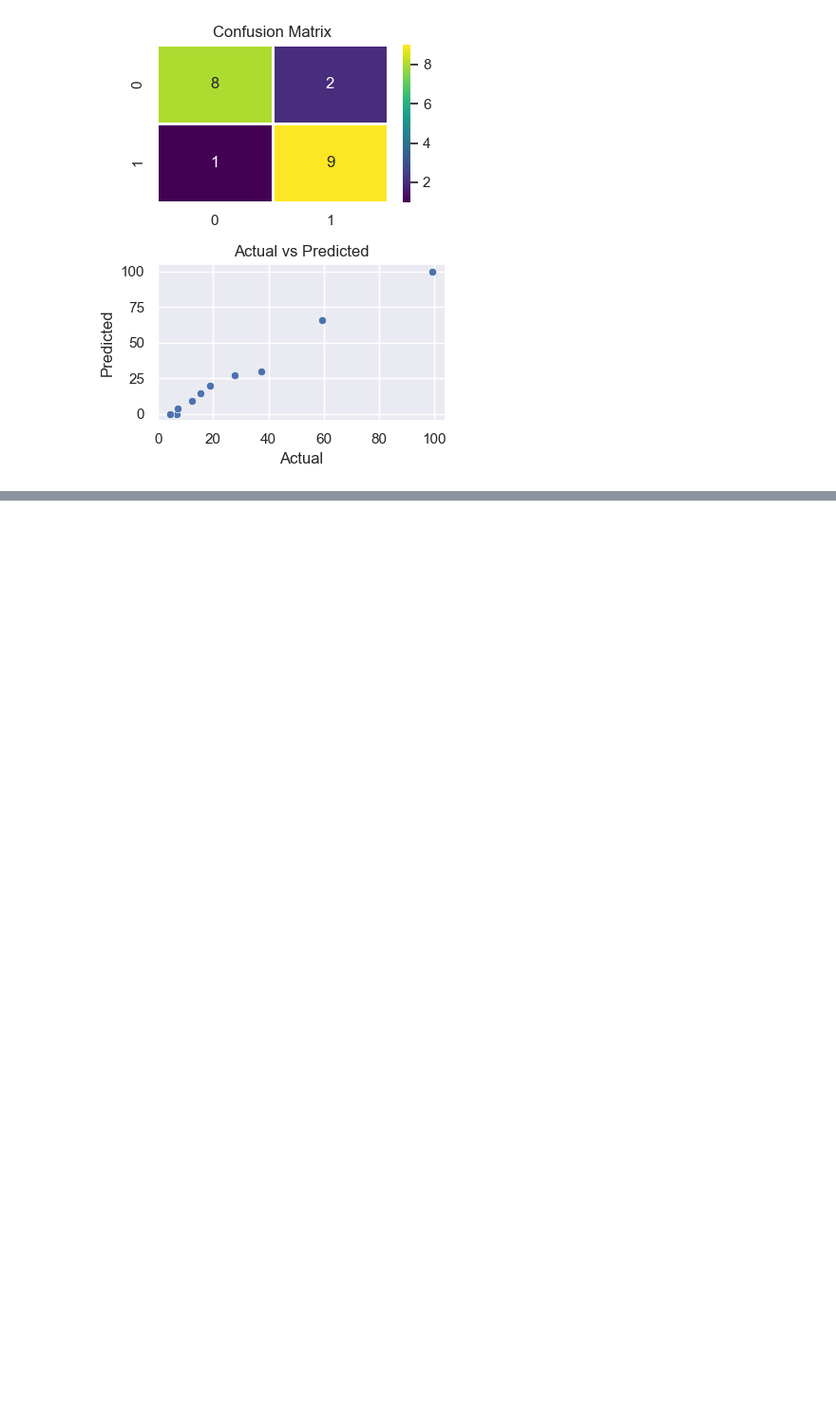
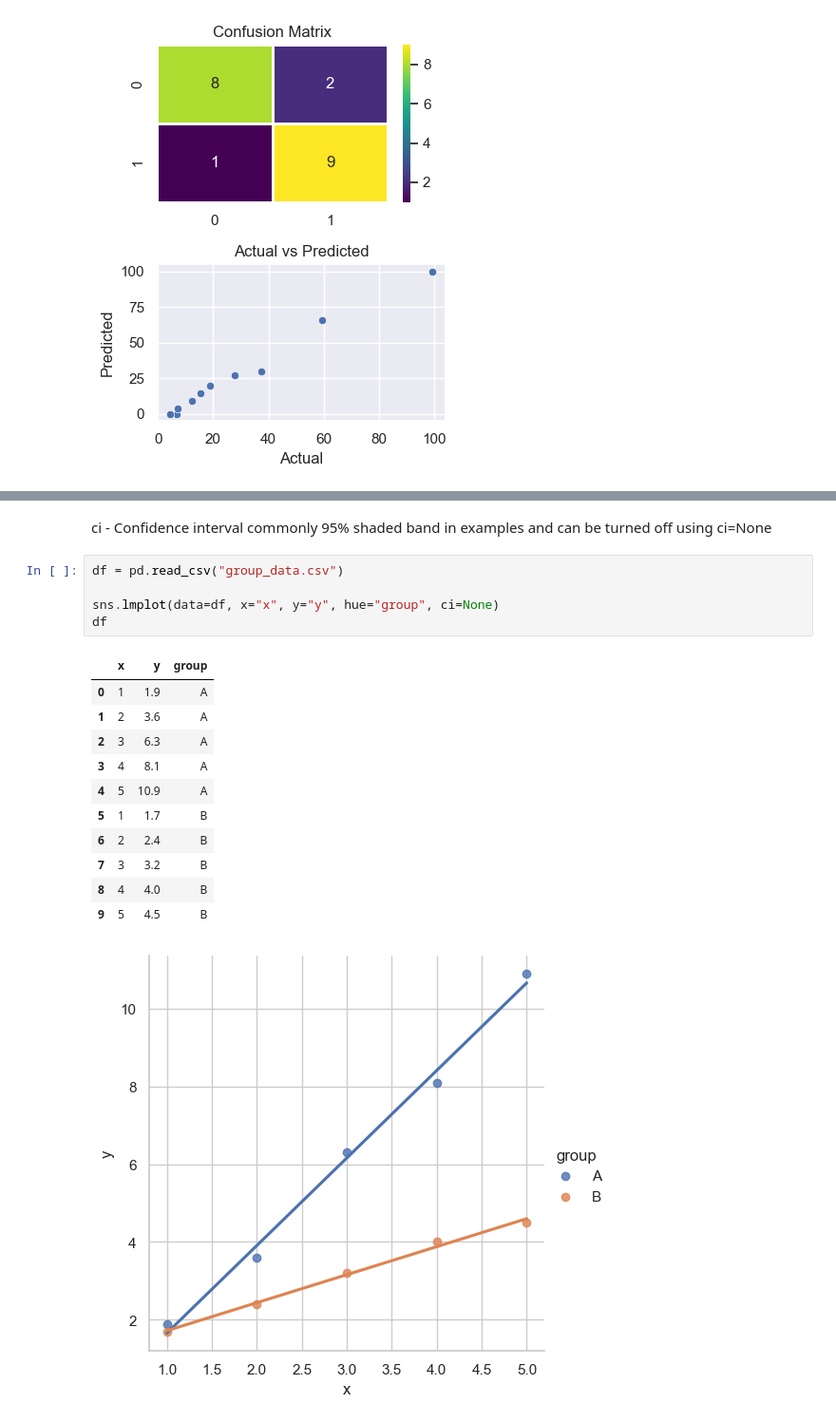
Before and after one commit to AkumaGPT/practice_seaborn, a Jupyter notebook: main.ipynb, the cells around one changed output, grey strips where cells are left out. Shown at 95% size. Drawn from its saved outputs; the diff is of its cells as text; blank space fills up the shorter version.

```diff
--- a/main.ipynb
+++ b/main.ipynb
@@ -365,0 +377,20 @@ plt.show()
+# %% [markdown]
+ci - Confidence interval commonly 95% shaded band in examples and can be turned off using ci=None
+# %%
+df = pd.read_csv("group_data.csv")
+
+sns.lmplot(data=df, x="x", y="y", hue="group", ci=None)
+df
+# %% [output]
+|  | x | y | group |
+| 0 | 1 | 1.9 | A |
+| 1 | 2 | 3.6 | A |
+| 2 | 3 | 6.3 | A |
+| 3 | 4 | 8.1 | A |
+| 4 | 5 | 10.9 | A |
+| 5 | 1 | 1.7 | B |
+| 6 | 2 | 2.4 | B |
+| 7 | 3 | 3.2 | B |
+| 8 | 4 | 4.0 | B |
+| 9 | 5 | 4.5 | B |
+[figure, added]
```
Also changed, not shown: parts of 3 cells of this notebook, 1 other file.
